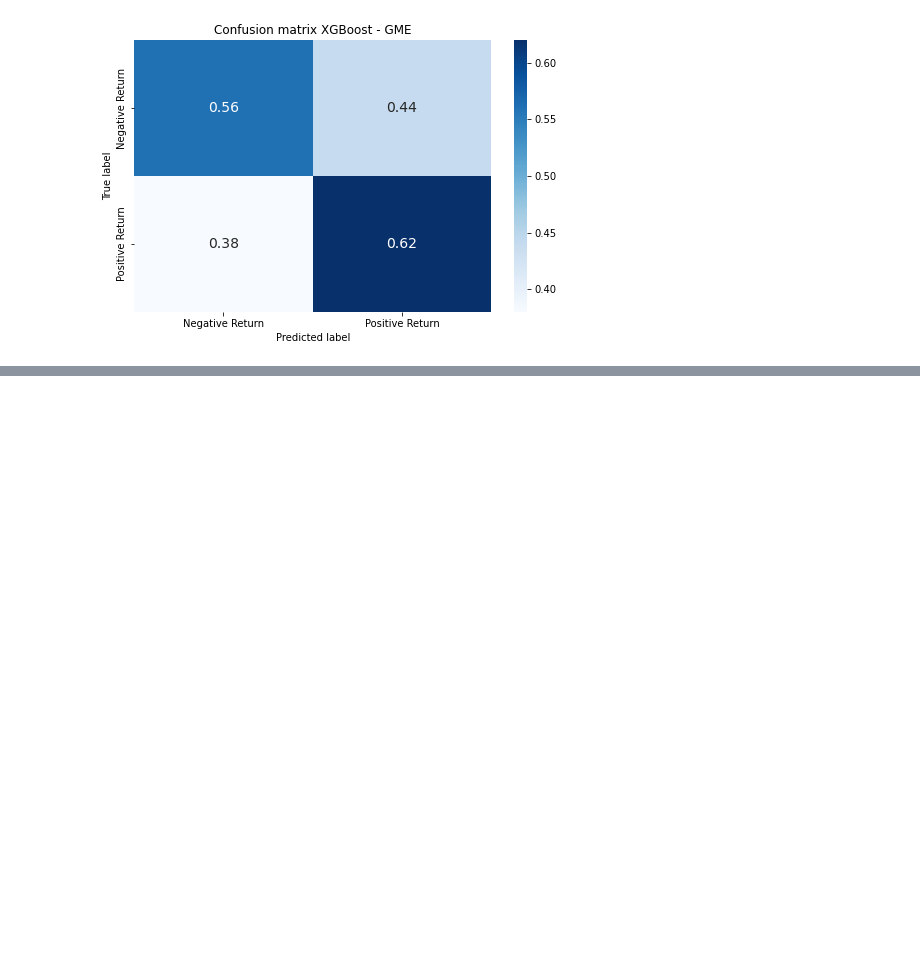
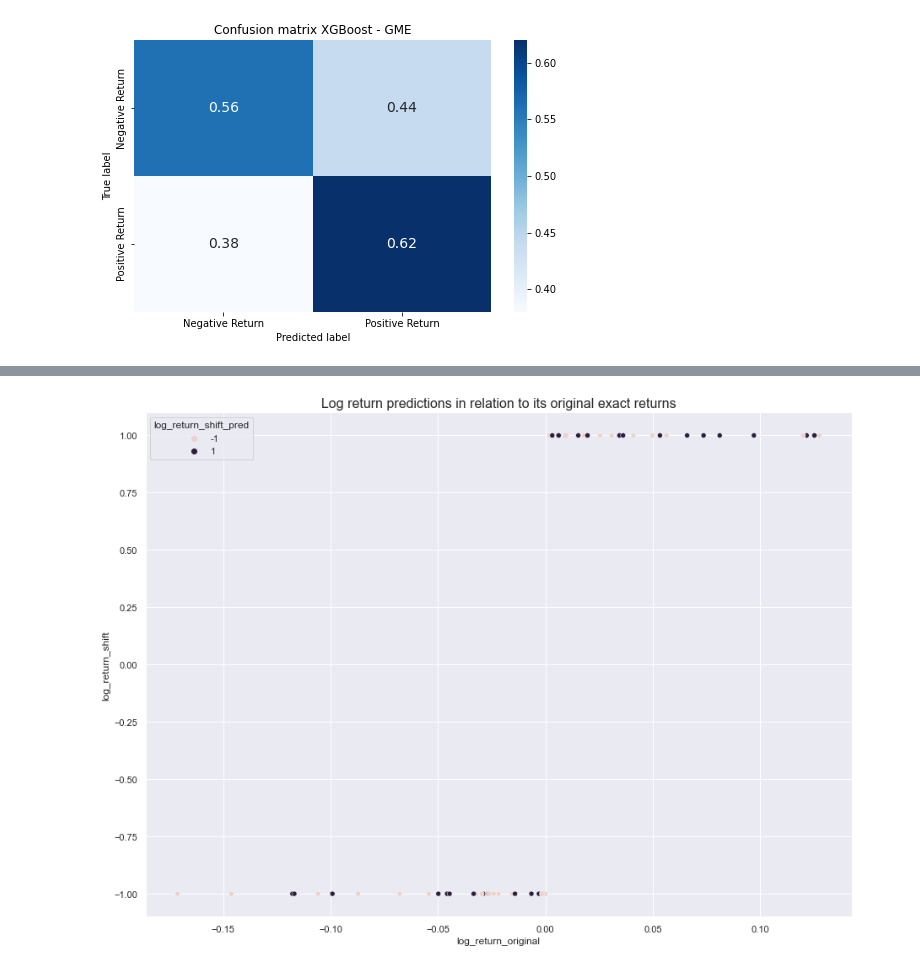
Before and after one commit to Jan-Burger/Bachelor-Thesis, a Jupyter notebook: notebooks/stock_prediction/predictive_modeling/GME.ipynb, the cells around one changed output, grey strips where cells are left out. Cells and saved outputs as stored; diff of their text form; code cells hidden in the pictures; blank space fills up the shorter version.

Commit message:
best model inspection

```diff
--- a/notebooks/stock_prediction/predictive_modeling/GME.ipynb
+++ b/notebooks/stock_prediction/predictive_modeling/GME.ipynb
@@ -210,3 +220,12 @@ plot_cm_raw = sns.heatmap(
 # von allen positve returns 62% richtig von allen negative returns 56% richtig
 # %%
 # noch 1 plot mit labels as color und actual amount of return as scale on x and y is true label and color is predicted label maybe
+# %%
+df_plot_model_results = df.merge(Y_test, left_index=True, right_index=True)
+df_plot_model_results["log_return_shift_pred"] = y_pred
+# %%
+df_plot_model_results = df_plot_model_results[["log_return_original", "log_return_shift", "log_return_shift_pred"]]
+# %%
+df_plot_model_results["log_return_shift"] = df_plot_model_results["log_return_shift"].apply(lambda x: 1 if x == 1 else -1)
+# %%
+df_plot_model_results["log_return_shift_pred"] = df_plot_model_results["log_return_shift_pred"].apply(lambda x: 1 if x == 1 else -1)
@@ -212,0 +248,7 @@ plot_cm_raw = sns.heatmap(
+# %%
+sns.scatterplot(data=df_plot_model_results, x="log_return_original", y="log_return_shift", hue="log_return_shift_pred")
+sns.set(rc={'figure.figsize':(15,11)})
+plt.title("Log return predictions in relation to its original exact returns", size=16)
+plt.show()
+# %% [output]
+[figure, added]
```
Also changed, not shown: parts of 5 cells of this notebook.
